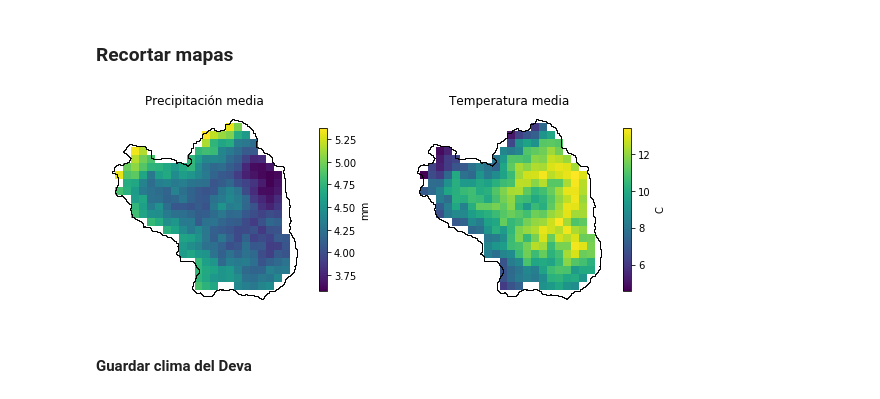
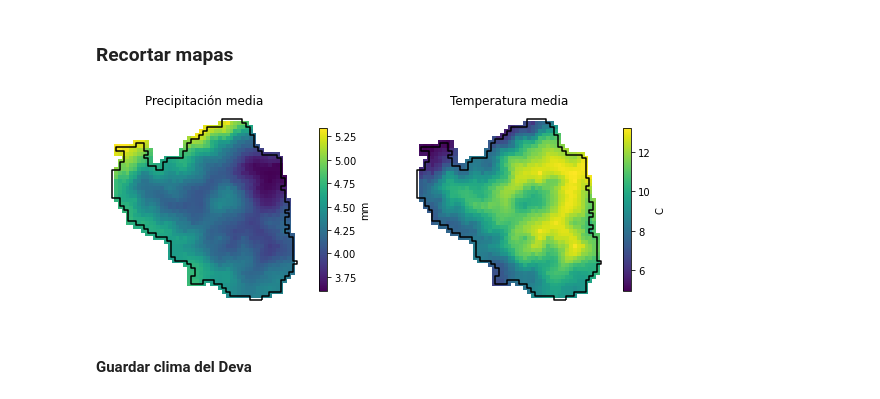
Before and after one commit to casadoj/Calibrar, a Jupyter notebook: notebooks/Clima_PdE.ipynb, the cells around one changed output. Saved outputs shown, nothing was run; the diff lists cells and outputs as text; code cells hidden in the pictures.

```diff
--- a/notebooks/Clima_PdE.ipynb
+++ b/notebooks/Clima_PdE.ipynb
@@ -162,3 +151,9 @@ nc.close()
+# %%
+# interpolar
+tmp_ = np.zeros((len(dates), len(Ygrid), len(Xgrid))) * np.nan
+for i in range(len(dates)):
+    tmp_[i,:,:] = interpolarNN(XX, YY, tmp[i,:,:], XXgrid, YYgrid, n_neighbors=4,
+                               p=2)
 # %% [markdown]
 ### Recortar mapas
 # %%
@@ -166,4 +161,4 @@ nc.close()
 rutaGIS = 'C:/Users/jcr693/OneDrive - UNICAN - Estudiantes/Proyectos/IAHR2020/GIS/'
 
 # importar polígonos de las cuencas
-cuenca = shp.Reader(rutaGIS + "mask_1265.shp")
+cuenca = gpd.read_file(rutaGIS + "mask_465_deva.shp")
@@ -234,30 +165,34 @@ def recortar3D(data, X, Y, mask, buffer=None):
 # %%
 # recortar mapa de precipitación
-pcp1265, X1265, Y1265, x, y = recortar3D(pcp, X, Y, cuenca)
+pcp1265, X1265, Y1265 = recortar3D(pcp_, Xgrid, Ygrid, cuenca, buffer=cs)
 # %%
 # recortar mapa de precipitación
-tmp1265, X1265, Y1265, x, y = recortar3D(tmp, X, Y, cuenca)
+tmp1265, X1265, Y1265 = recortar3D(tmp_, Xgrid, Ygrid, cuenca, buffer=cs)
 # %%
 fig, ax = plt.subplots(ncols=2, figsize=(10, 5))
 extent = [X1265.min(), X1265.max(), Y1265.min(), Y1265.max()]
 
 # mapa de precipitación media
 im = ax[0].imshow(pcp1265.mean(axis=0), extent=extent)
-ax[0].plot(x, y, 'k', lw=1)
+#ax[0].plot(x, y, 'k', lw=1)
 cb = plt.colorbar(im, shrink=.6, ax=ax[0])
+cuenca.boundary.plot(color='k', ax=ax[0])
 cb.set_label('mm')
 ax[0].set_title('Precipitación media')
+ax[0].set_aspect('equal')
 ax[0].axis('off');
 
 # mapa de temperatura media
 im = ax[1].imshow(tmp1265.mean(axis=0), extent=extent)
-ax[1].plot(x, y, 'k', lw=1)
+#ax[1].plot(x, y, 'k', lw=1)
 cb = plt.colorbar(im, shrink=.6, ax=ax[1])
+cuenca.boundary.plot(color='k', ax=ax[1])
 cb.set_label('C')
 ax[1].set_title('Temperatura media')
+ax[1].set_aspect('equal')
 ax[1].axis('off');
 # %% [output]
-[figure, old version]
+[figure, new version]
 # %% [markdown]
 #### Guardar clima del Deva
 # %%
```
Also changed, not shown: parts of 15 cells of this notebook, 4 other files.
